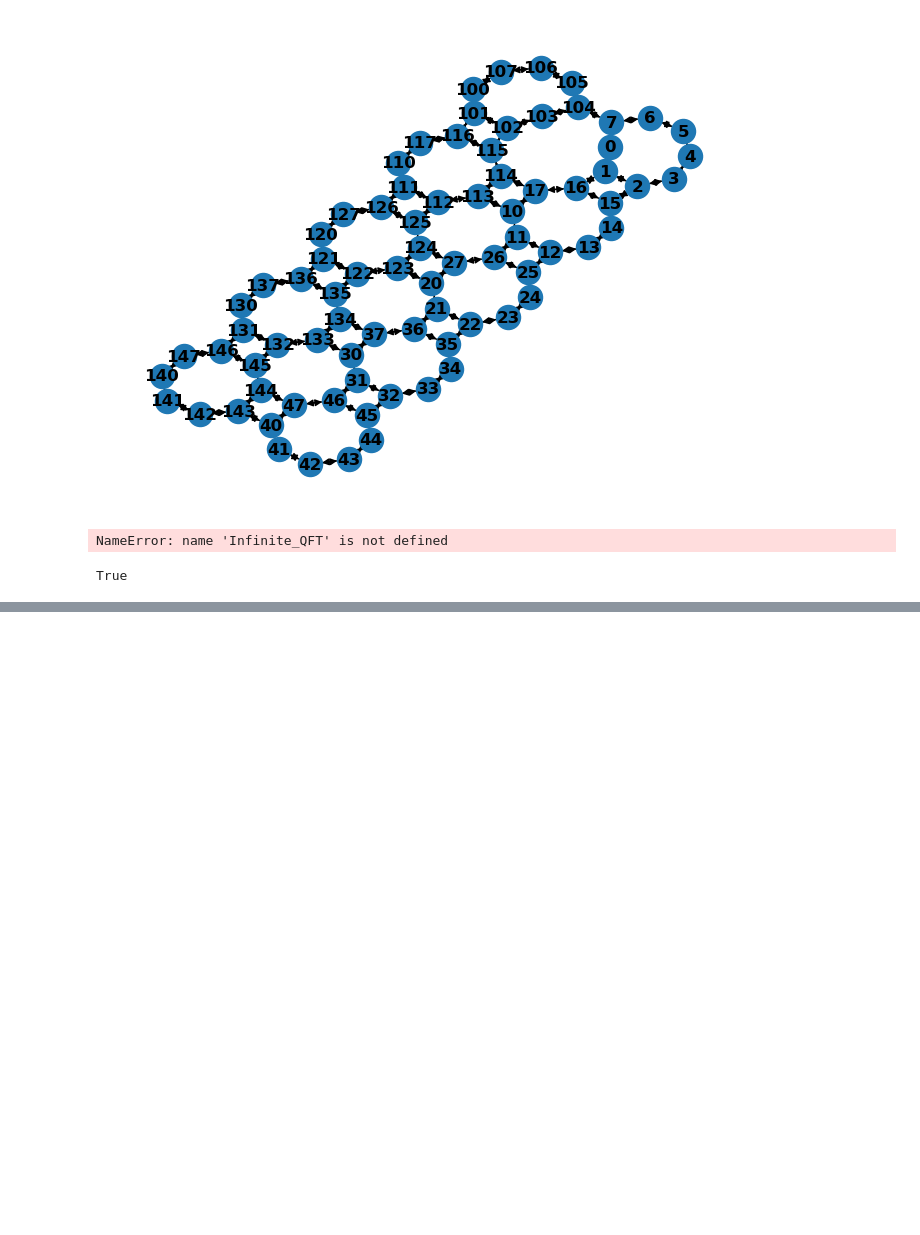
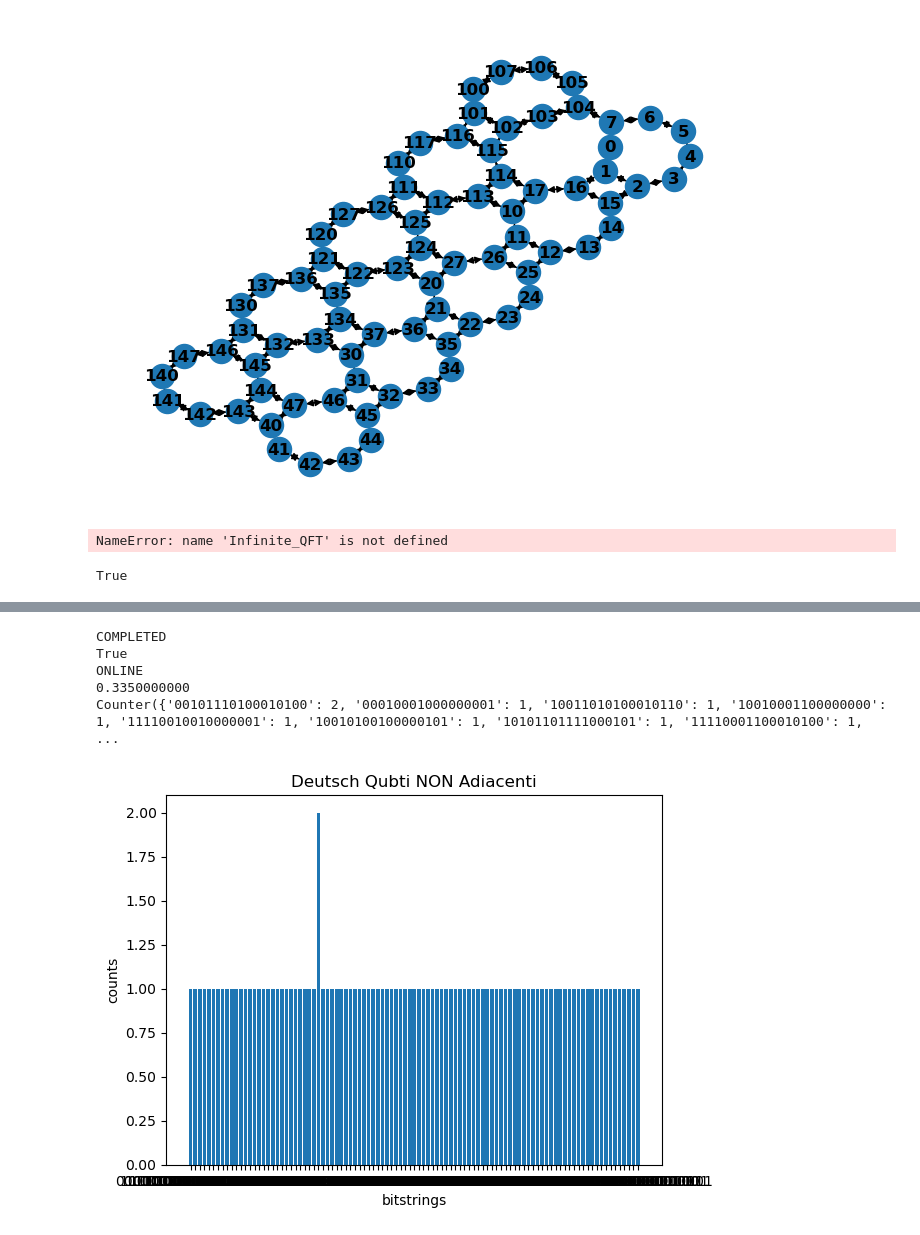
Before and after one commit to SwgAnno/QBench, a Jupyter notebook: QFT_test.ipynb, the cells around one changed output, grey strips where cells are left out. Cells and saved outputs as stored; diff of their text form; code cells hidden in the pictures; blank space fills up the shorter version.

```diff
--- a/QFT_test.ipynb
+++ b/QFT_test.ipynb
@@ -417,10 +422,15 @@ Counter({'11': 79, '10': 9, '01': 8, '00': 4})
 # %%
+%%capture output
+
 from time import sleep
-num_qubits = 80
+from datetime import datetime
+num_qubits = 55
 
 is_failed = True
 
-while is_failed:    qubits=range(num_qubits)
+while is_failed:
+    qubits=range(num_qubits)
+    print('QFT with ',num_qubits, 'FAILED' )
     Circ = qft(qubits,swaps=False)
     Circ.inverse_qft(qubits,swaps=False);
 
@@ -428,6 +438,21 @@ while is_failed:    qubits=range(num_qubits)
     Infinite_QFT = device.run(Circ, shots = 100)
     scanner_aspen = BraketTaskScanner(Infinite_QFT.id)
     scanner_aspen.get_status()
+    counter = 0
+    sleep(20)
+
     while scanner_aspen.get_status() == 'QUEUED':
         sleep(20)
+
+        #print evrrty half an hour
+        if np.mod(counter,20*3*10)==0:
+            print('QPU still queued: time = ',datetime.now())
+            print (scanner_aspen.get_status())
+        counter += 1
+
+
     is_failed = scanner_aspen.get_status() == 'FAILED'
+    print (is_failed,scanner_aspen.get_status())
+    num_qubits -= 1
+print('QFT with ',num_qubits, 'SUCCEDED!!!!' )
+print(num_qubits)
@@ -433,0 +479,18 @@ while is_failed:    qubits=range(num_qubits)
+# %%
+
+print( scanner_aspen.get_status())
+print( scanner_aspen.results_available())
+print( scanner_aspen.get_device_status())
+
+#print(scanner.get_circuit())
+#print(scanner_aspen.get_circuit())
+print(scanner_aspen.cost_extimate())
+
+Plotter.plot_binary_results(scanner_aspen.get_results(),title = 'Deutsch Qubti NON Adiacenti', debug=True)
+# %% [output]
+COMPLETED
+True
+ONLINE
+0.3350000000
+Counter({'00101110100010100': 2, '00010001000000001': 1, '10011010100010110': 1, '10010001100000000': 1, '11110010010000001': 1, '10010100100000101': 1, '10101101111000101': 1, '11110001100010100': 1, ...
+[figure, added]
```
Also changed, not shown: parts of 8 cells of this notebook, 11 other files.
